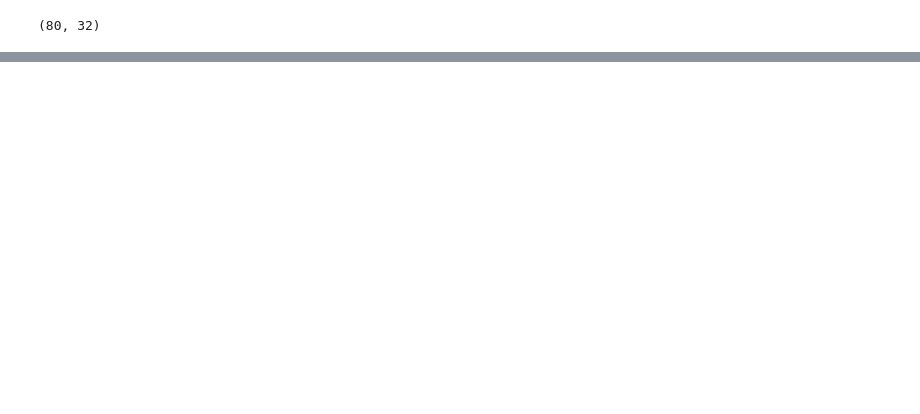
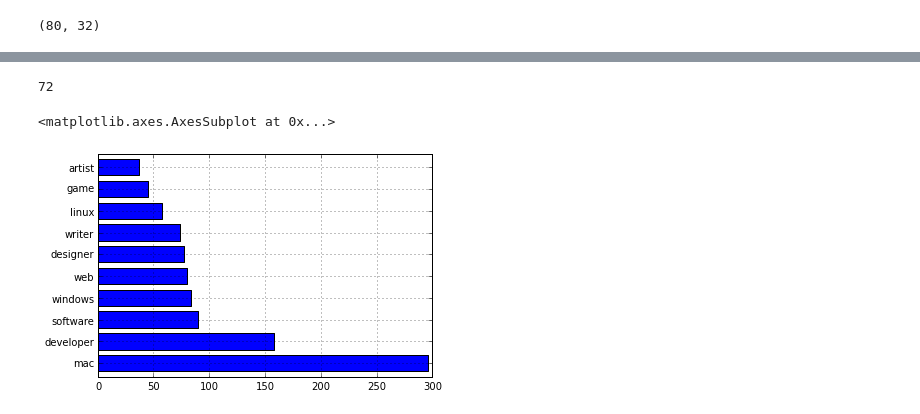
Before and after one commit to becomingGuru/usesthis_analysis, a Jupyter notebook: Analysis 3.ipynb, the cells around one changed output, grey strips where cells are left out. Drawn from its saved outputs; the diff is of its cells as text; code cells hidden in the pictures; blank space fills up the shorter version.

```diff
--- a/Analysis 3.ipynb
+++ b/Analysis 3.ipynb
@@ -89,0 +100,6 @@ print interview_frame.ix[:59,]
+# %%
+iv_cats = interview_frame.categories
+# %%
+all_cats = []
+for el in iv_cats:
+    all_cats+=el
@@ -89,0 +152,11 @@ print interview_frame.ix[:59,]
+# %%
+len(set_cats)
+# %% [output]
+72
+# %%
+ps_all_cats = pd.Series(all_cats)
+# %%
+ps_all_cats.value_counts()[:10].plot(kind='barh')
+# %% [output]
+<matplotlib.axes.AxesSubplot at 0x...>
+[figure, added]
```
Also changed, not shown: parts of 48 cells of this notebook.
